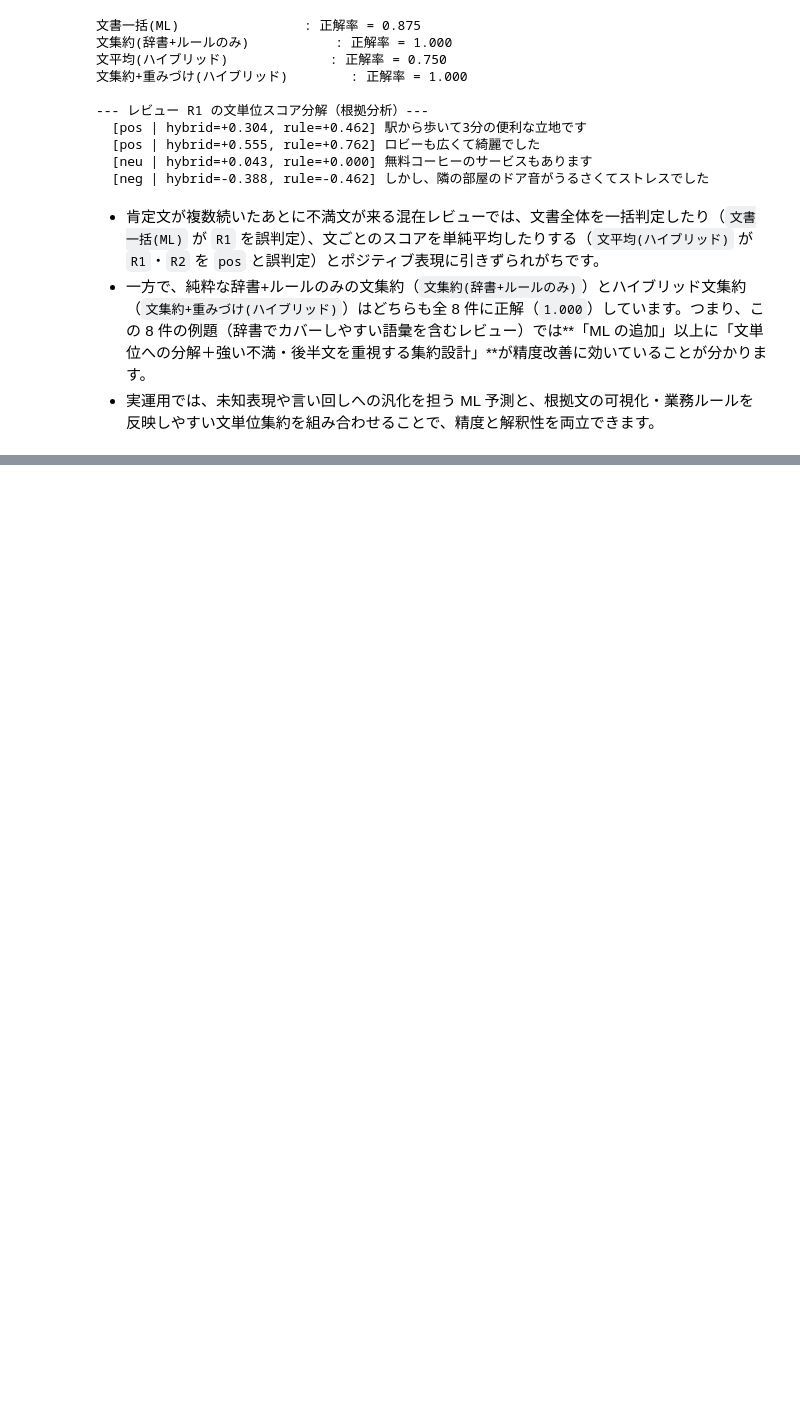
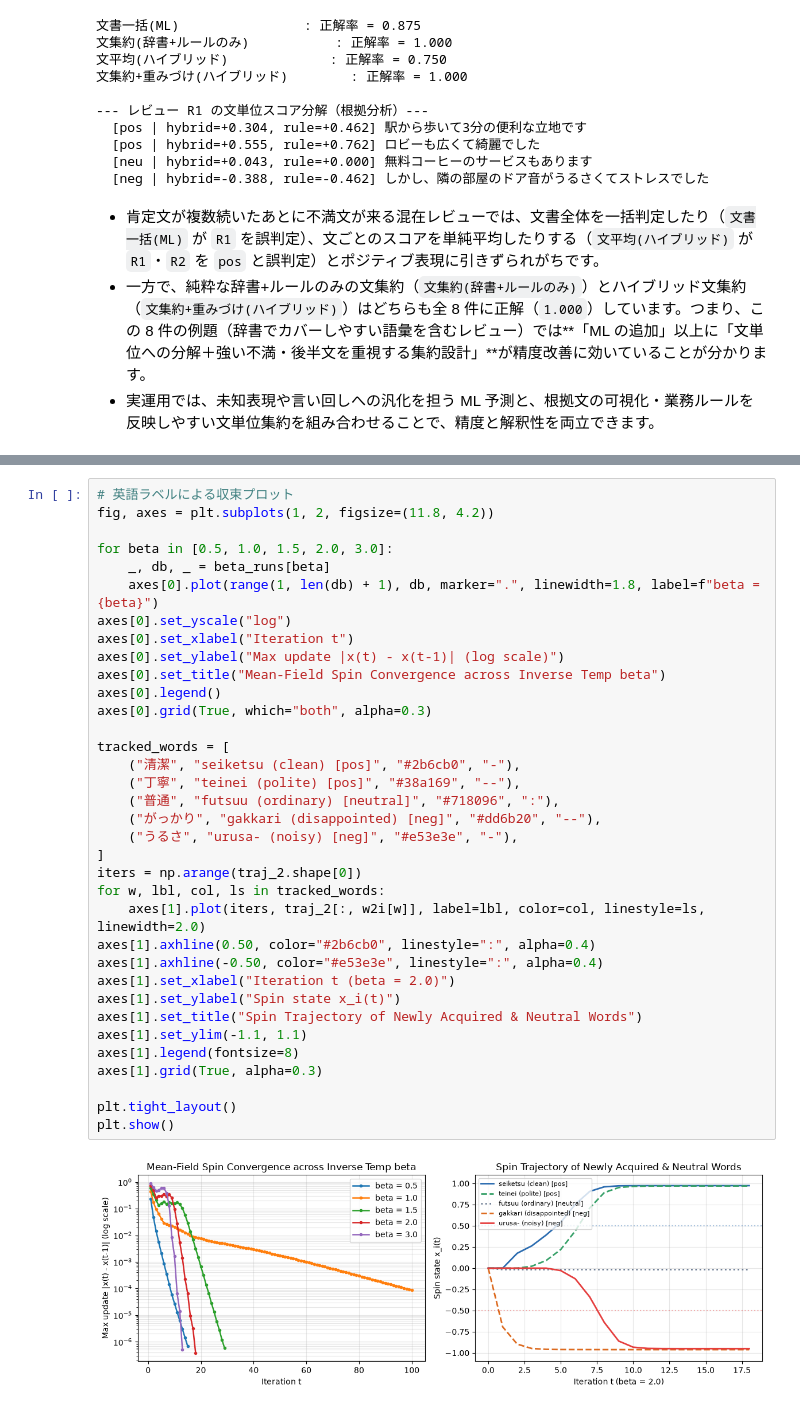
Before and after one commit to mamorlis/nlpbook, a Jupyter notebook: notebooks/ch2_sentiment_lexicon.ipynb, the cells around one changed output, grey strips where cells are left out. Cells and saved outputs as stored; diff of their text form; blank space fills up the shorter version.

```diff
--- a/notebooks/ch2_sentiment_lexicon.ipynb
+++ b/notebooks/ch2_sentiment_lexicon.ipynb
@@ -312,0 +476,37 @@ for s in [x.strip() for x in multi_reviews[0]["text"].split("。") if x.strip()]
+# %%
+# 英語ラベルによる収束プロット
+fig, axes = plt.subplots(1, 2, figsize=(11.8, 4.2))
+
+for beta in [0.5, 1.0, 1.5, 2.0, 3.0]:
+    _, db, _ = beta_runs[beta]
+    axes[0].plot(range(1, len(db) + 1), db, marker=".", linewidth=1.8, label=f"beta = {beta}")
+axes[0].set_yscale("log")
+axes[0].set_xlabel("Iteration t")
+axes[0].set_ylabel("Max update |x(t) - x(t-1)| (log scale)")
+axes[0].set_title("Mean-Field Spin Convergence across Inverse Temp beta")
+axes[0].legend()
+axes[0].grid(True, which="both", alpha=0.3)
+
+tracked_words = [
+    ("清潔", "seiketsu (clean) [pos]", "#2b6cb0", "-"),
+    ("丁寧", "teinei (polite) [pos]", "#38a169", "--"),
+    ("普通", "futsuu (ordinary) [neutral]", "#718096", ":"),
+    ("がっかり", "gakkari (disappointed) [neg]", "#dd6b20", "--"),
+    ("うるさ", "urusa- (noisy) [neg]", "#e53e3e", "-"),
+]
+iters = np.arange(traj_2.shape[0])
+for w, lbl, col, ls in tracked_words:
+    axes[1].plot(iters, traj_2[:, w2i[w]], label=lbl, color=col, linestyle=ls, linewidth=2.0)
+axes[1].axhline(0.50, color="#2b6cb0", linestyle=":", alpha=0.4)
+axes[1].axhline(-0.50, color="#e53e3e", linestyle=":", alpha=0.4)
+axes[1].set_xlabel("Iteration t (beta = 2.0)")
+axes[1].set_ylabel("Spin state x_i(t)")
+axes[1].set_title("Spin Trajectory of Newly Acquired & Neutral Words")
+axes[1].set_ylim(-1.1, 1.1)
+axes[1].legend(fontsize=8)
+axes[1].grid(True, alpha=0.3)
+
+plt.tight_layout()
+plt.show()
+# %% [output]
+[figure, added]
```
Also changed, not shown: parts of 6 cells of this notebook, 5 other files.
